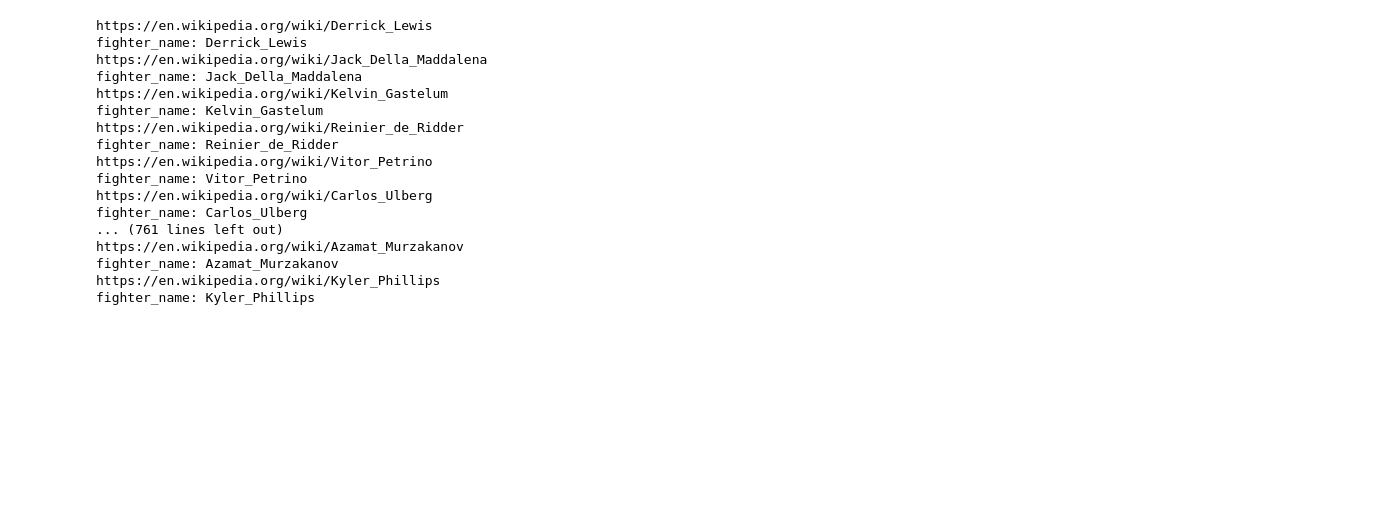
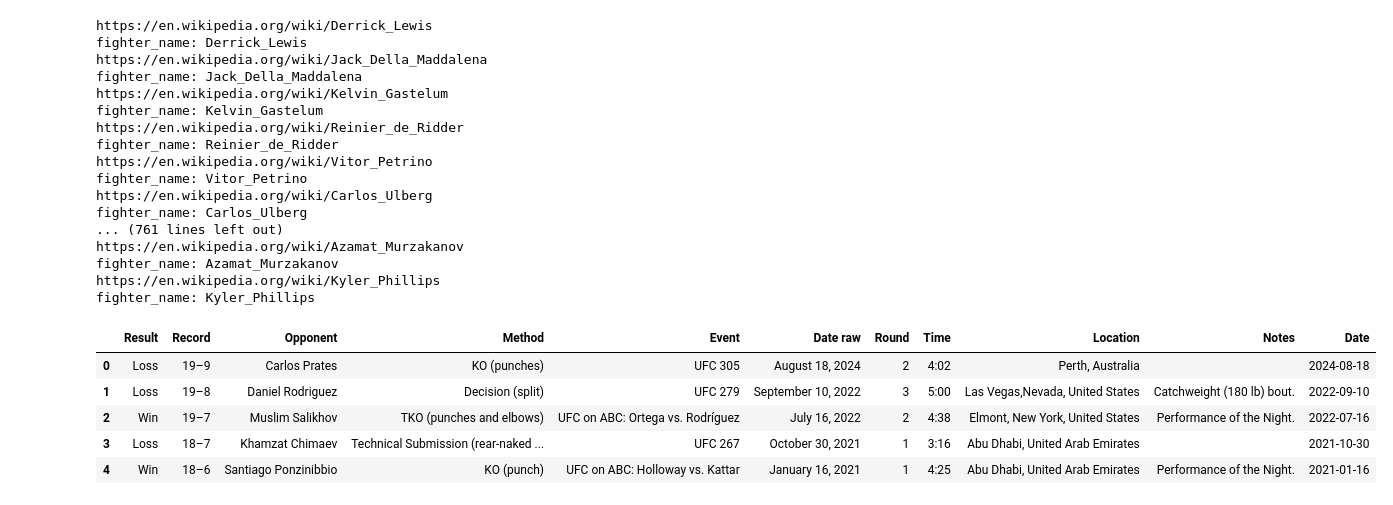
Before and after one commit to Duane321/true_theta, a Jupyter notebook: posts/trueskill/true_skill_ufc_dev.ipynb, the cells around one changed output. Drawn from its saved outputs; the diff is of its cells as text; code cells hidden in the pictures; blank space fills up the shorter version.

```diff
--- a/posts/trueskill/true_skill_ufc_dev.ipynb
+++ b/posts/trueskill/true_skill_ufc_dev.ipynb
@@ -82,3 +84,22 @@ for k, v in ufc_records.items():
     ufc_records_dict_lst.append({k: v.to_dict()})
 with open('data/ufc_wiki_raw.json', 'w') as f:
     json.dump(ufc_records_dict_lst, f, indent=4)
+# %%
+def parse_dates(date_list):
+    date_series = pd.Series(date_list)
+    parsed_dates = pd.to_datetime(date_series.str.replace('–', '-').str.replace('[377]', ''), errors='coerce')
+    return parsed_dates
+
+ufc_records = {k: v for k, v in ufc_records.items() if all([c in v.columns for c in ['Date raw', 'Result', 'Result']])}
+
+for k, v in ufc_records.items():
+    v['Date'] = parse_dates(v['Date raw'])
+# %%
+ufc_records["Li_Jingliang"].head()
+# %% [output]
+|  | Result | Record | Opponent | Method | Event | Date raw | Round | Time | Location | Notes | Date |
+| 0 | Loss | 19–9 | Carlos Prates | KO (punches) | UFC 305 | August 18, 2024 | 2 | 4:02 | Perth, Australia |  | 2024-08-18 |
+| 1 | Loss | 19–8 | Daniel Rodriguez | Decision (split) | UFC 279 | September 10, 2022 | 3 | 5:00 | Las Vegas,Nevada, United States | Catchweight (180 lb) bout. | 2022-09-10 |
+| 2 | Win | 19–7 | Muslim Salikhov | TKO (punches and elbows) | UFC on ABC: Ortega vs. Rodríguez | July 16, 2022 | 2 | 4:38 | Elmont, New York, United States | Performance of the Night. | 2022-07-16 |
+| 3 | Loss | 18–7 | Khamzat Chimaev | Technical Submission (rear-naked ... | UFC 267 | October 30, 2021 | 1 | 3:16 | Abu Dhabi, United Arab Emirates |  | 2021-10-30 |
+| 4 | Win | 18–6 | Santiago Ponzinibbio | KO (punch) | UFC on ABC: Holloway vs. Kattar | January 16, 2021 | 1 | 4:25 | Abu Dhabi, United Arab Emirates | Performance of the Night. | 2021-01-16 |
```
Also changed, not shown: parts of 18 cells of this notebook, 1 other file.
